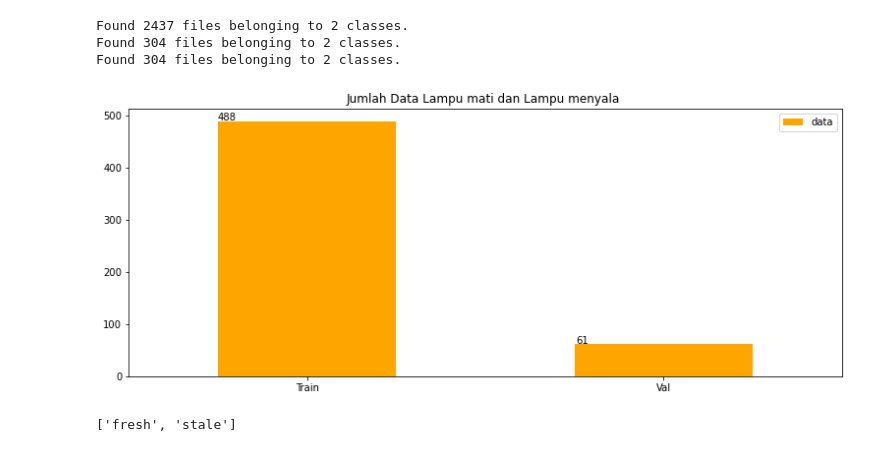
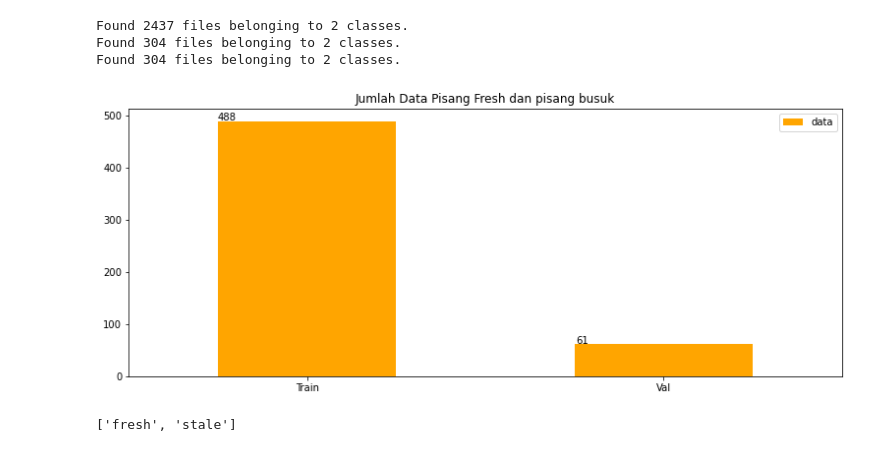
Before and after one commit to ackermanjayjay/pkm-ai-banana-classification, a Jupyter notebook: bananaClassification.ipynb, the cells around one changed output. Drawn from its saved outputs; the diff is of its cells as text; code cells hidden in the pictures.

```diff
--- a/bananaClassification.ipynb
+++ b/bananaClassification.ipynb
@@ -83,7 +83,7 @@ data= [len(fresh_images),len(stale_images)]
 index = ['fresh','stale']
 data_am = pd.DataFrame({'data': data}, index=index)
 ax = data_am.plot.bar(rot=0, color=['orange'], figsize=(13,5))
-ax.set_title("Jumlah Data Lampu mati dan Lampu menyala ")
+ax.set_title("Jumlah Data Pisang Fresh dan pisang busuk ")
 for p in ax.patches:
     ax.annotate(str(p.get_height()), (p.get_x() * 1.005, p.get_height() * 1.005))
     plt.savefig("Data_pinsag_chart.png")
@@ -152,7 +152,7 @@ data= [len(train_images),len(test_images),len(val_images)]
 index = ['Train','Test','Val']
 data_am = pd.DataFrame({'data': data}, index=index)
 ax = data_am.plot.bar(rot=0, color=['orange'], figsize=(13,5))
-ax.set_title("Jumlah Data Lampu mati dan Lampu menyala ")
+ax.set_title("Jumlah Data Pisang Fresh dan pisang busuk ")
 for p in ax.patches:
     ax.annotate(str(p.get_height()), (p.get_x() * 1.005, p.get_height() * 1.005))
     plt.savefig("Data_banana_train_test_val.png")
@@ -191,18 +191,18 @@ Found 304 files belonging to 2 classes.
 # %%
 import pandas as pd
 
 # visualisasi jumlah data training dan data validation
 data= [len(data_train),len(data_val)]
 
 index = ['Train','Val']
 data_am = pd.DataFrame({'data': data}, index=index)
 ax = data_am.plot.bar(rot=0, color=['orange'], figsize=(13,5))
-ax.set_title("Jumlah Data Lampu mati dan Lampu menyala ")
+ax.set_title("Jumlah Data Pisang Fresh dan pisang busuk")
 for p in ax.patches:
     ax.annotate(str(p.get_height()), (p.get_x() * 1.005, p.get_height() * 1.005))
     plt.savefig("Data_CNN_pinsa_train__val.png")
 # %% [output]
-[figure, old version]
+[figure, new version]
 # %%
 class_train=data_train.class_names
 print(class_train)
```
Also changed, not shown: parts of 7 cells of this notebook, 6 other files.
